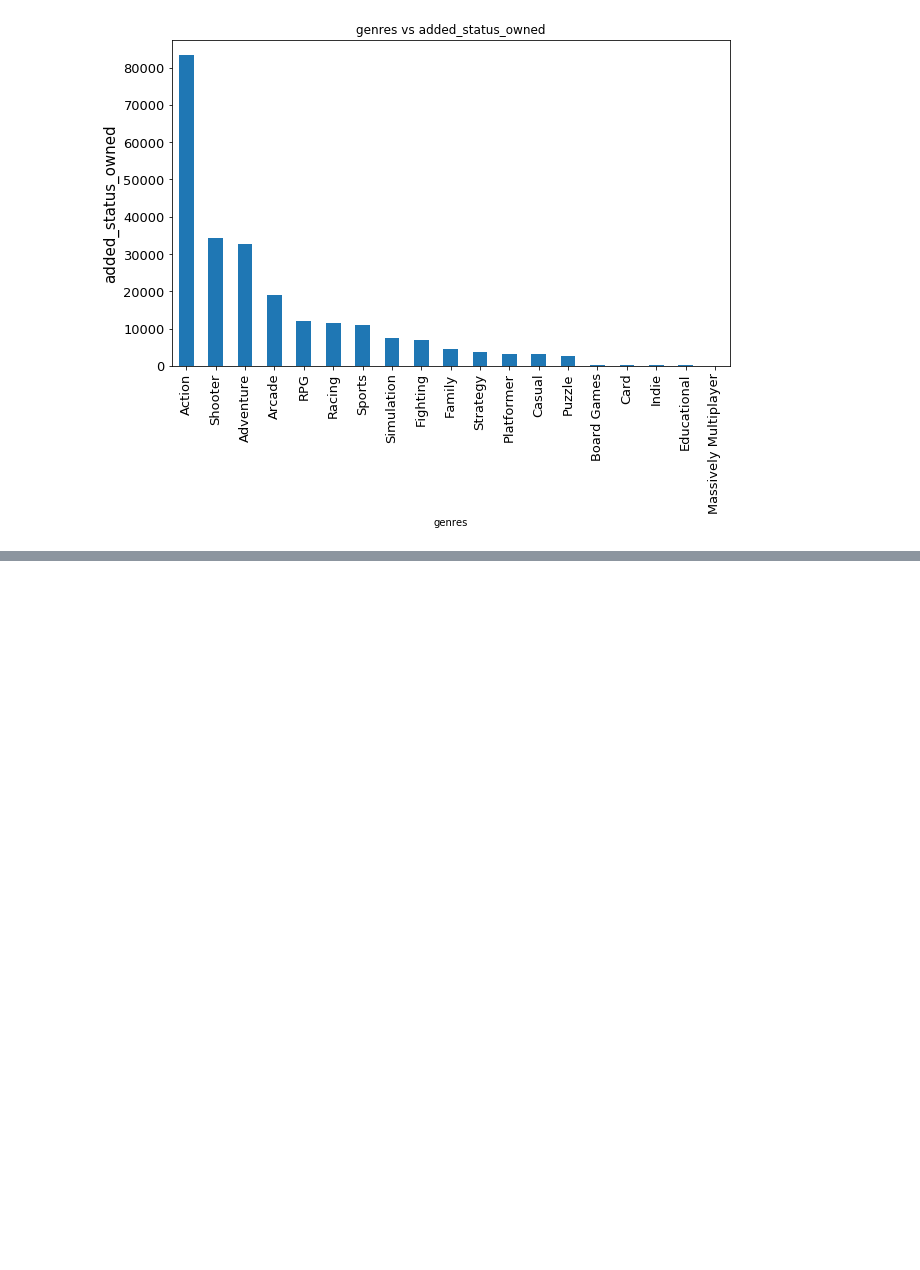
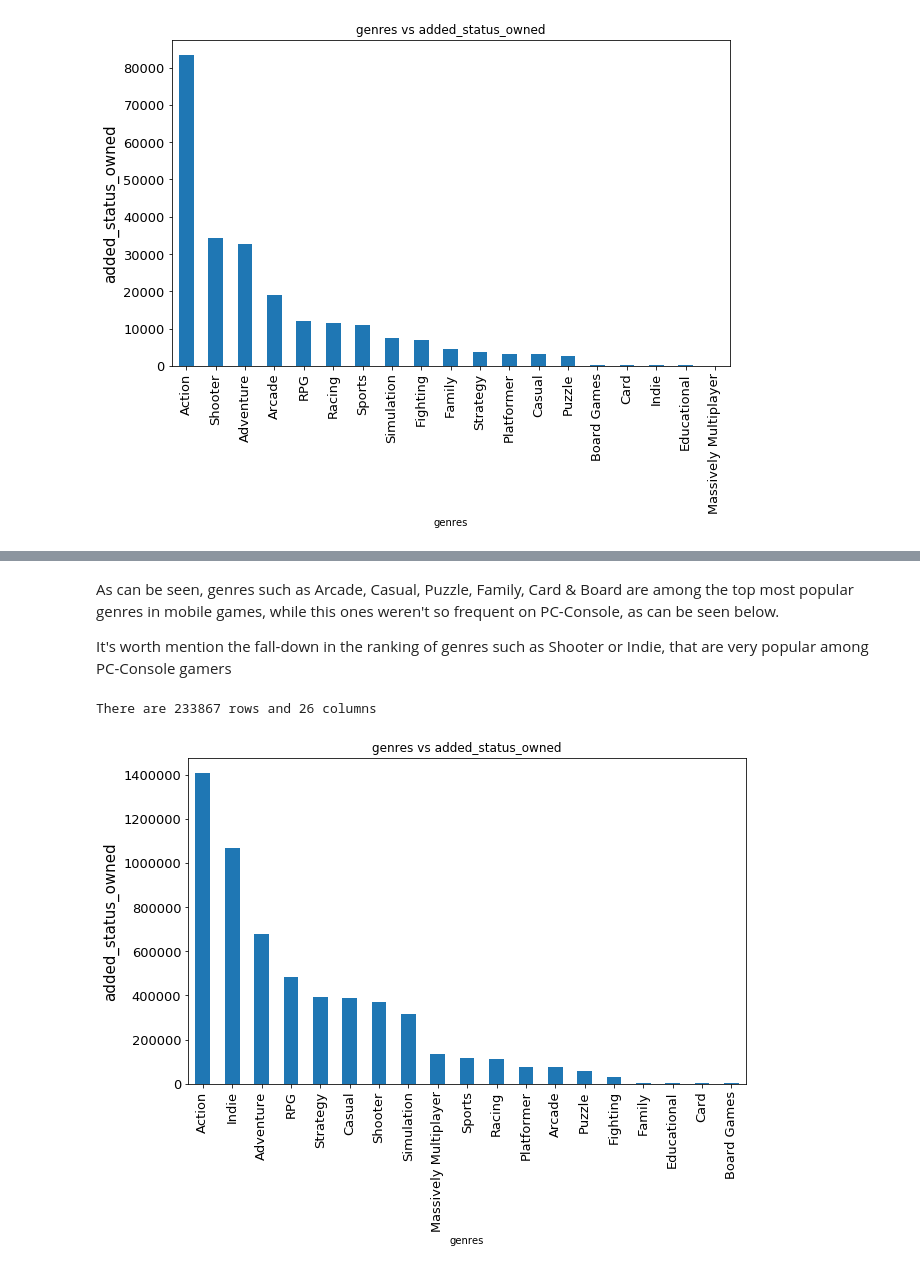
Before and after one commit to marsolmos/videogames-sales-eda, a Jupyter notebook: videogames_eda_analysis.ipynb, the cells around one changed output, grey strips where cells are left out. Cells and saved outputs as stored; diff of their text form; code cells hidden in the pictures; blank space fills up the shorter version.

```diff
--- a/videogames_eda_analysis.ipynb
+++ b/videogames_eda_analysis.ipynb
@@ -431,0 +450,27 @@ There are 116598 rows and 26 columns
+# %% [markdown]
+As can be seen, genres such as Arcade, Casual, Puzzle, Family, Card & Board are among the top most popular genres in mobile games, while this ones weren't so frequent on PC-Console, as can be seen below.
+
+It's worth mention the fall-down in the ranking of genres such as Shooter or Indie, that are very popular among PC-Console gamers
+# %%
+# Take only games that belong to console or computer platforms
+l1 = list(df['platforms'].unique())
+l1 = [x for x in l1 if str(x) != 'nan']
+l2 = ['PlayStation 4', 'PlayStation 3', 'Xbox One', 'Xbox 360','Nintendo Switch','PC', 'Linux','mac','Web']
+l2_set = set(l2)
+l3 = [v for v in l1 if set(v.split('||')) <= set(l2)]
+
+dfplat = df[df['platforms'].isin(l3)]
+# %%
+# Split by genres
+dfExpanded = stack_column(dfplat,'genres',sep='\||\.')
+
+# Groupby year and genres, summing up by added_status_owned
+df_sales_split_by_complat = dfExpanded.groupby(['genres'])['added_status_owned'].sum().reset_index()
+# Filter out only most relevant genres
+df_sales_split_by_complat = df_sales_split_by_complat.nlargest(25,'added_status_owned')
+
+# Display chart
+categorical_eval(df_sales_split_by_complat, 'genres')
+# %% [output]
+There are 233867 rows and 26 columns
+[figure, added]
```
Also changed, not shown: parts of 10 cells of this notebook.
